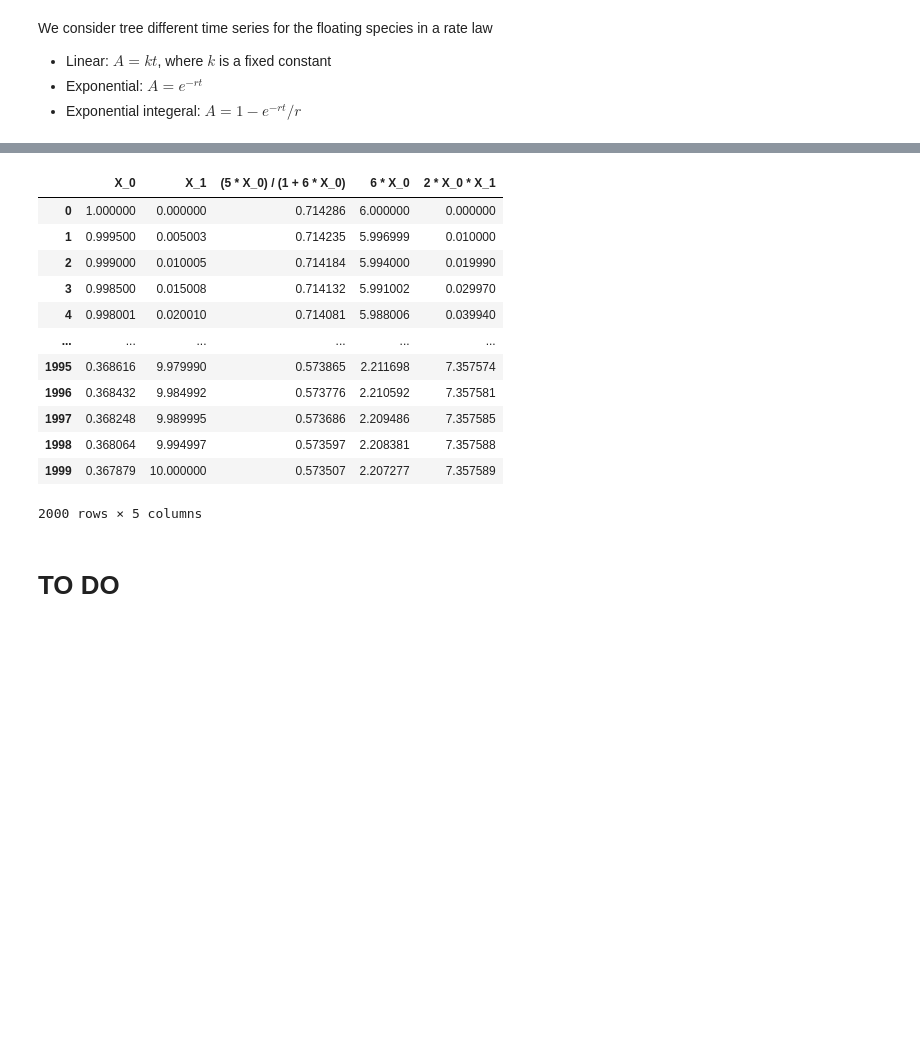
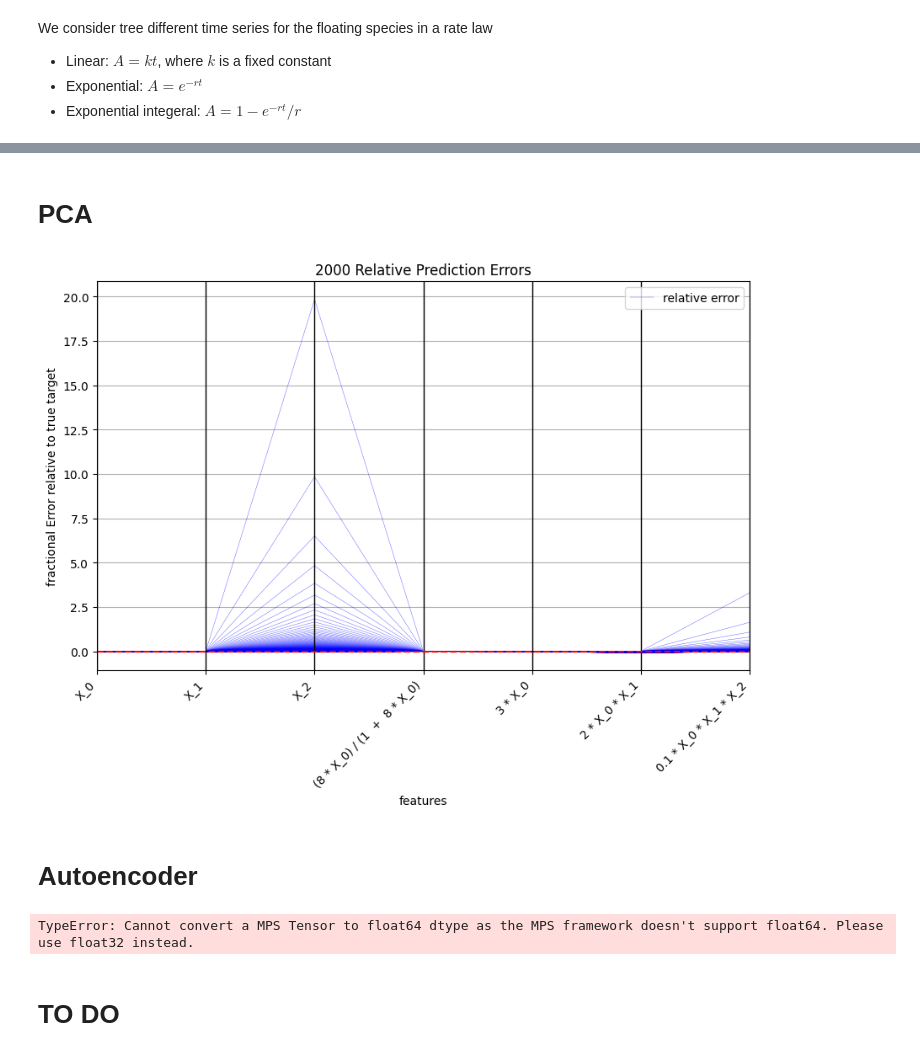
Before and after one commit to ModelEngineering/autoencodersb, a Jupyter notebook: notebooks/evaluating_autoencoders.ipynb, the cells around one changed output, grey strips where cells are left out. Cells and saved outputs as stored; diff of their text form; code cells hidden in the pictures; blank space fills up the shorter version.

```diff
--- a/notebooks/evaluating_autoencoders.ipynb
+++ b/notebooks/evaluating_autoencoders.ipynb
@@ -60,19 +64,29 @@ DATA_DF = GENERATOR.data_df
-# %%
-GENERATOR.data_df
-# %% [output]
-|  | X_0 | X_1 | (5 * X_0) / (1 + 6 * X_0) | 6 * X_0 | 2 * X_0 * X_1 |
-| 0 | 1.000000 | 0.000000 | 0.714286 | 6.000000 | 0.000000 |
-| 1 | 0.999500 | 0.005003 | 0.714235 | 5.996999 | 0.010000 |
-| 2 | 0.999000 | 0.010005 | 0.714184 | 5.994000 | 0.019990 |
-| 3 | 0.998500 | 0.015008 | 0.714132 | 5.991002 | 0.029970 |
-| 4 | 0.998001 | 0.020010 | 0.714081 | 5.988006 | 0.039940 |
-| ... | ... | ... | ... | ... | ... |
-| 1995 | 0.368616 | 9.979990 | 0.573865 | 2.211698 | 7.357574 |
-| 1996 | 0.368432 | 9.984992 | 0.573776 | 2.210592 | 7.357581 |
-| 1997 | 0.368248 | 9.989995 | 0.573686 | 2.209486 | 7.357585 |
-| 1998 | 0.368064 | 9.994997 | 0.573597 | 2.208381 | 7.357588 |
-| 1999 | 0.367879 | 10.000000 | 0.573507 | 2.207277 | 7.357589 |
-2000 rows × 5 columns
+# %% [markdown]
+# PCA
+# %%
+pca_rnr = ModelRunnerPCA(n_components=2)
+runner_result = pca_rnr.fit(GENERATOR_TRAIN.data_dl)
+pca_rnr.plotEvaluate(GENERATOR_TRAIN.data_dl)
+# %% [output]
+[figure, added]
+# %% [markdown]
+# Autoencoder
+# %%
+NUM_INPUT_FEATURE = 7
+NUM_OUTPUT_FEATURE = 2
+NUM_EPOCH = 100
+
+MODEL = Autoencoder(layer_dimensions=[NUM_INPUT_FEATURE, 10*NUM_INPUT_FEATURE,
+        10*NUM_OUTPUT_FEATURE, NUM_OUTPUT_FEATURE])
+
+
+runner = ModelRunnerNN(model=MODEL, num_epoch=NUM_EPOCH,
+                learning_rate=1e-5, is_normalized=True,
+                max_fractional_error=0.1)
+runner_result_fit = runner.fit(TRAIN_DL)
+runner.plotEvaluate(TEST_DL, is_plot=IS_PLOT)
+# %% [output]
+TypeError: Cannot convert a MPS Tensor to float64 dtype as the MPS framework doesn't support float64. Please use float32 instead.
 # %% [markdown]
 # TO DO
 # %% [markdown]
```
Also changed, not shown: parts of 2 cells of this notebook, 9 other files.
